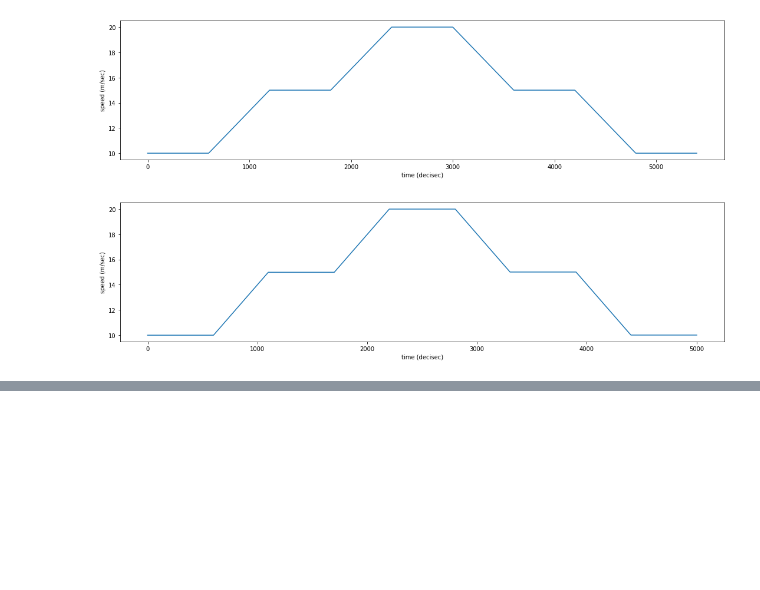
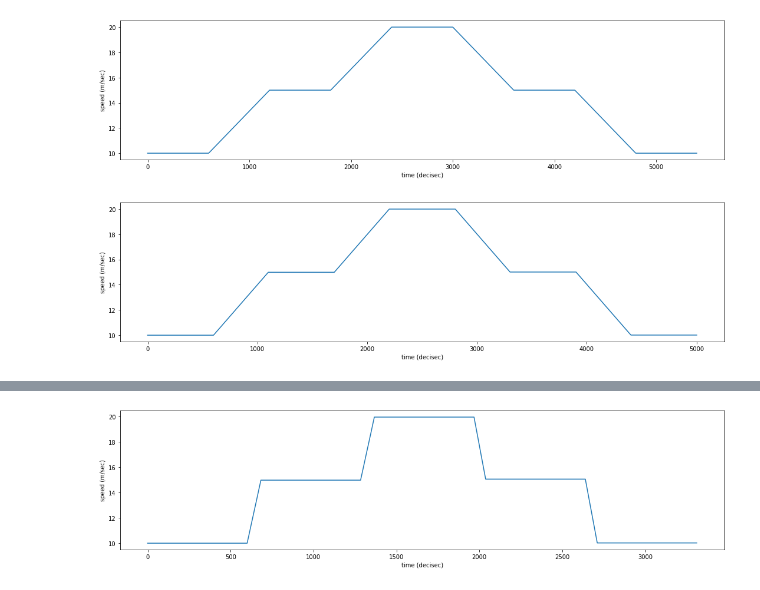
Before and after one commit to m-rafiul-islam/driver-behavior-model, a Jupyter notebook: emperical_data_viz.ipynb, the cells around one changed output, grey strips where cells are left out. Saved outputs shown, nothing was run; the diff lists cells and outputs as text; code cells hidden in the pictures; blank space fills up the shorter version.

```diff
--- a/emperical_data_viz.ipynb
+++ b/emperical_data_viz.ipynb
@@ -292,0 +464,4 @@ fig.tight_layout()
+# %%
+led_profile(0.6,-.7)
+# %% [output]
+[figure, added]
```
Also changed, not shown: parts of 13 cells of this notebook.
